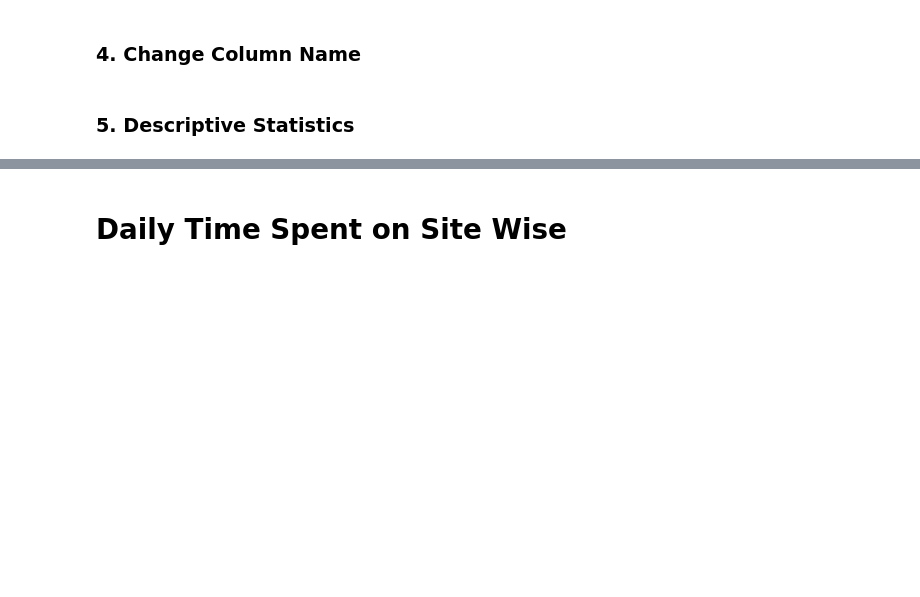
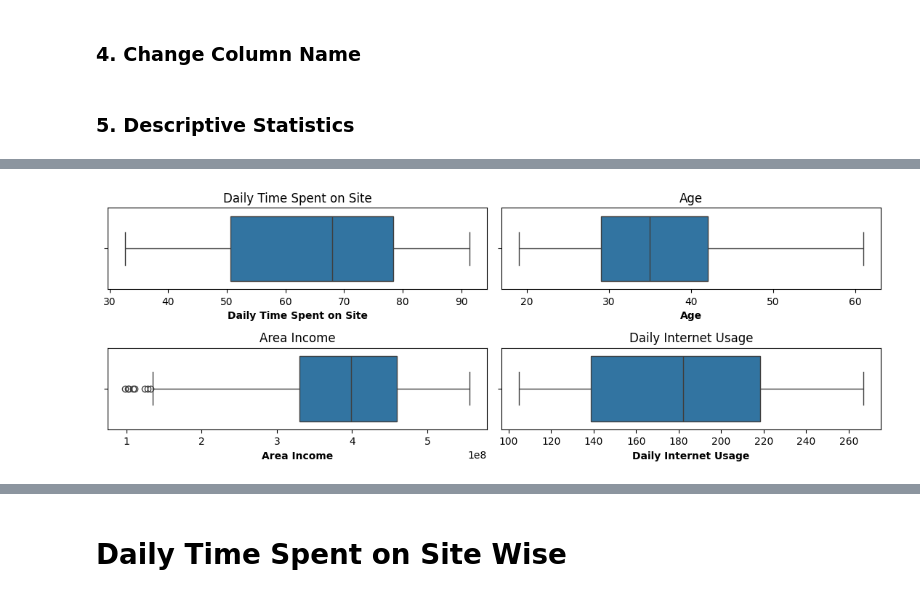
Before and after one commit to Beyoojn/predictclickads, a Jupyter notebook: advertisement.ipynb, the cells around one changed output, grey strips where cells are left out. Saved outputs shown, nothing was run; the diff lists cells and outputs as text; code cells hidden in the pictures; blank space fills up the shorter version.

```diff
--- a/advertisement.ipynb
+++ b/advertisement.ipynb
@@ -122,0 +186,10 @@ df_clean.sample(5)
+# %%
+plt.figure(figsize=(11, 4))
+for i in range(len(nums)):
+    plt.subplot(2, 2, i+1)
+    sns.boxplot(x = df[nums[i]])
+    plt.xlabel(nums[i], fontsize=10, fontweight = 'bold')
+    plt.title(f'{nums[i]}')
+    plt.tight_layout()
+# %% [output]
+[figure, added]
```
Also changed, not shown: parts of 45 cells of this notebook.
